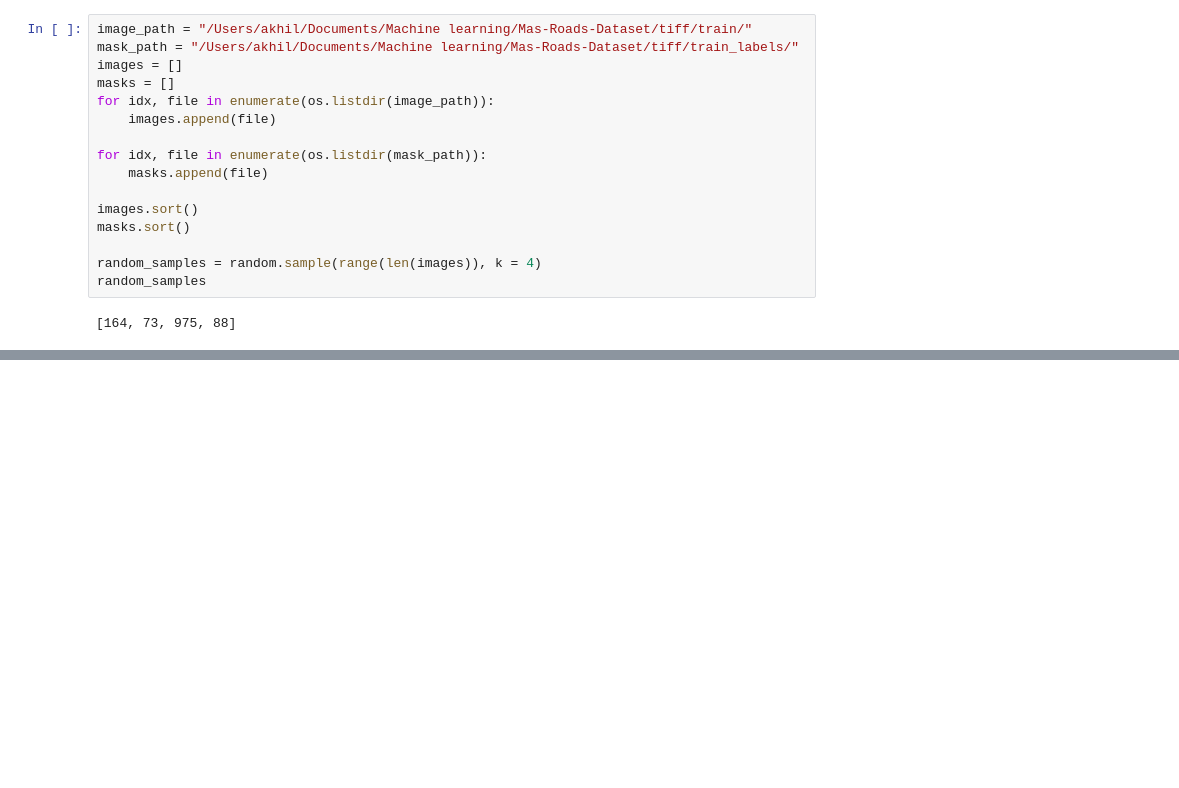
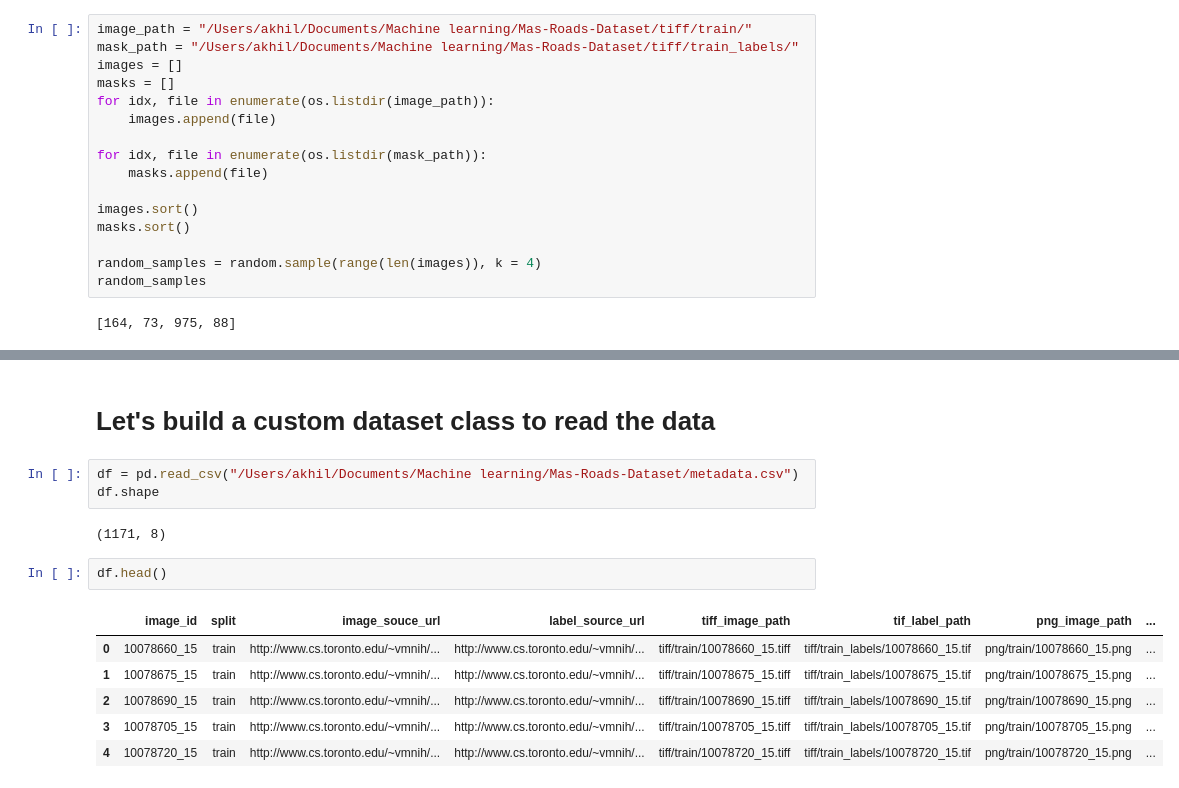
Before and after one commit to pusapatiakhilraju/PyTorch-Resnet-Segmentation, a Jupyter notebook: Segmentation.ipynb, the cells around one changed output, grey strips where cells are left out. Cells and saved outputs as stored; diff of their text form; blank space fills up the shorter version.

Commit message:
make custom dataset class

```diff
--- a/Segmentation.ipynb
+++ b/Segmentation.ipynb
@@ -58,3 +58,19 @@ plt.tight_layout()
 plt.show()
 # %% [output]
 [figure]
+# %% [markdown]
+# Let's build a custom dataset class to read the data
+# %%
+df = pd.read_csv("/Users/akhil/Documents/Machine learning/Mas-Roads-Dataset/metadata.csv")
+df.shape
+# %% [output]
+(1171, 8)
+# %%
+df.head()
+# %% [output]
+|  | image_id | split | image_souce_url | label_source_url | tiff_image_path | tif_label_path | png_image_path | ... |
+| 0 | 10078660_15 | train | http://www.cs.toronto.edu/~vmnih/... | http://www.cs.toronto.edu/~vmnih/... | tiff/train/10078660_15.tiff | tiff/train_labels/10078660_15.tif | png/train/10078660_15.png | ... |
+| 1 | 10078675_15 | train | http://www.cs.toronto.edu/~vmnih/... | http://www.cs.toronto.edu/~vmnih/... | tiff/train/10078675_15.tiff | tiff/train_labels/10078675_15.tif | png/train/10078675_15.png | ... |
+| 2 | 10078690_15 | train | http://www.cs.toronto.edu/~vmnih/... | http://www.cs.toronto.edu/~vmnih/... | tiff/train/10078690_15.tiff | tiff/train_labels/10078690_15.tif | png/train/10078690_15.png | ... |
+| 3 | 10078705_15 | train | http://www.cs.toronto.edu/~vmnih/... | http://www.cs.toronto.edu/~vmnih/... | tiff/train/10078705_15.tiff | tiff/train_labels/10078705_15.tif | png/train/10078705_15.png | ... |
+| 4 | 10078720_15 | train | http://www.cs.toronto.edu/~vmnih/... | http://www.cs.toronto.edu/~vmnih/... | tiff/train/10078720_15.tiff | tiff/train_labels/10078720_15.tif | png/train/10078720_15.png | ... |
```
Also changed, not shown: parts of 6 cells of this notebook.
